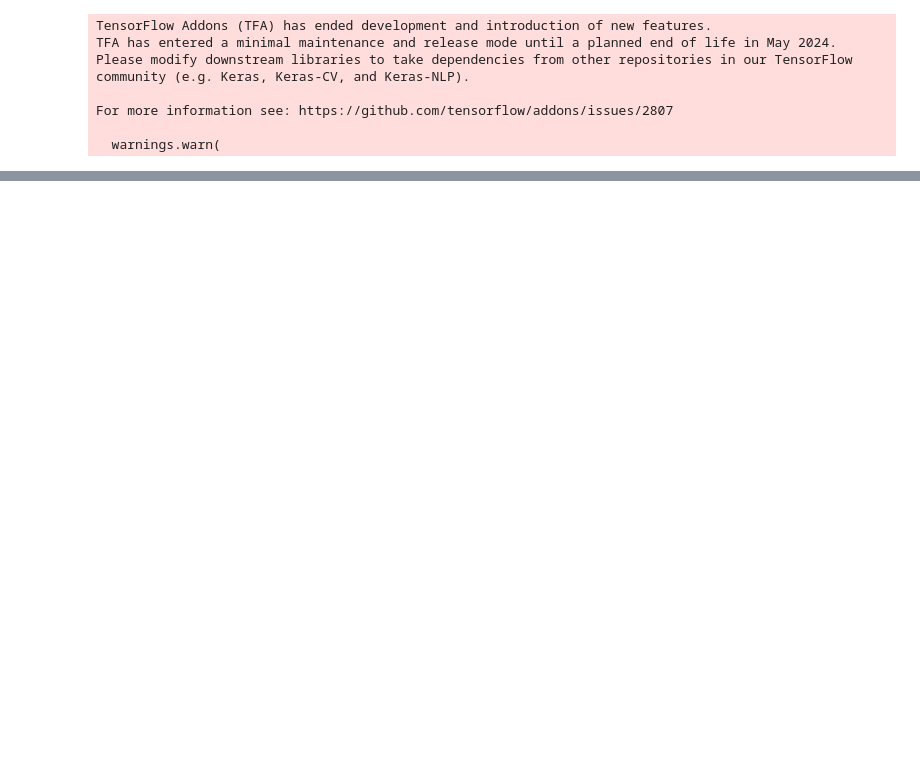
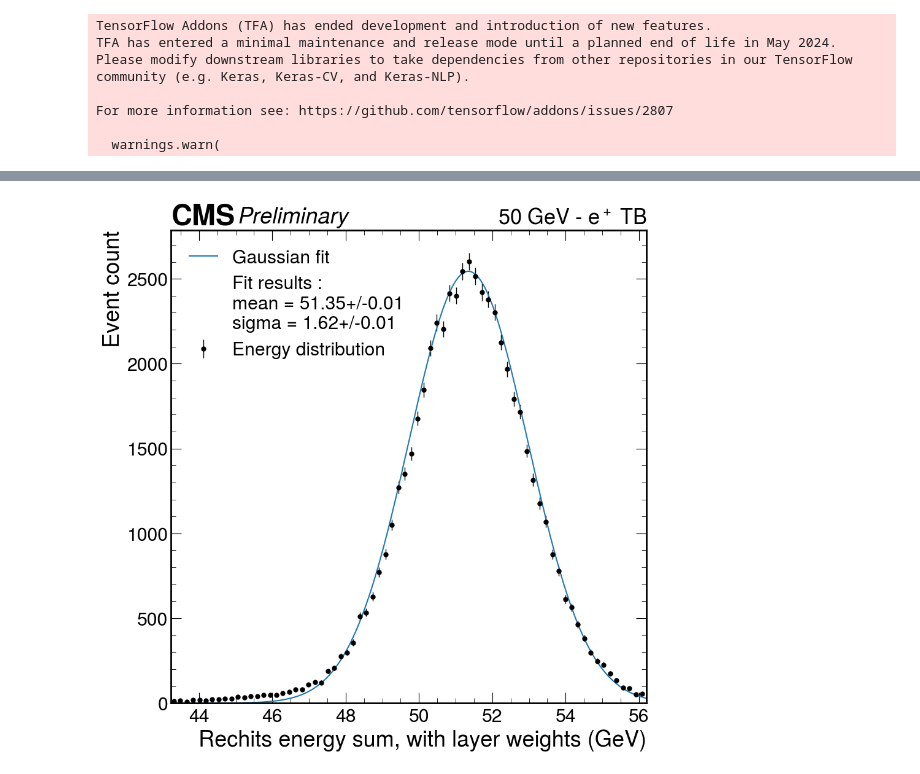
Before and after one commit to tcuisset/HgcalClue3DClusteringPlotting, a Jupyter notebook: ml/calibration/calibration_notebook.ipynb, the cells around one changed output, grey strips where cells are left out. Drawn from its saved outputs; the diff is of its cells as text; code cells hidden in the pictures; blank space fills up the shorter version.

```diff
--- a/ml/calibration/calibration_notebook.ipynb
+++ b/ml/calibration/calibration_notebook.ipynb
@@ -281,0 +297,4 @@ None
+# %%
+weightedComp_data.sigmaOverEComputation.plotFitResult(50)
+# %% [output]
+[figure, added]
```
Also changed, not shown: parts of 19 cells of this notebook, 4 other files.
